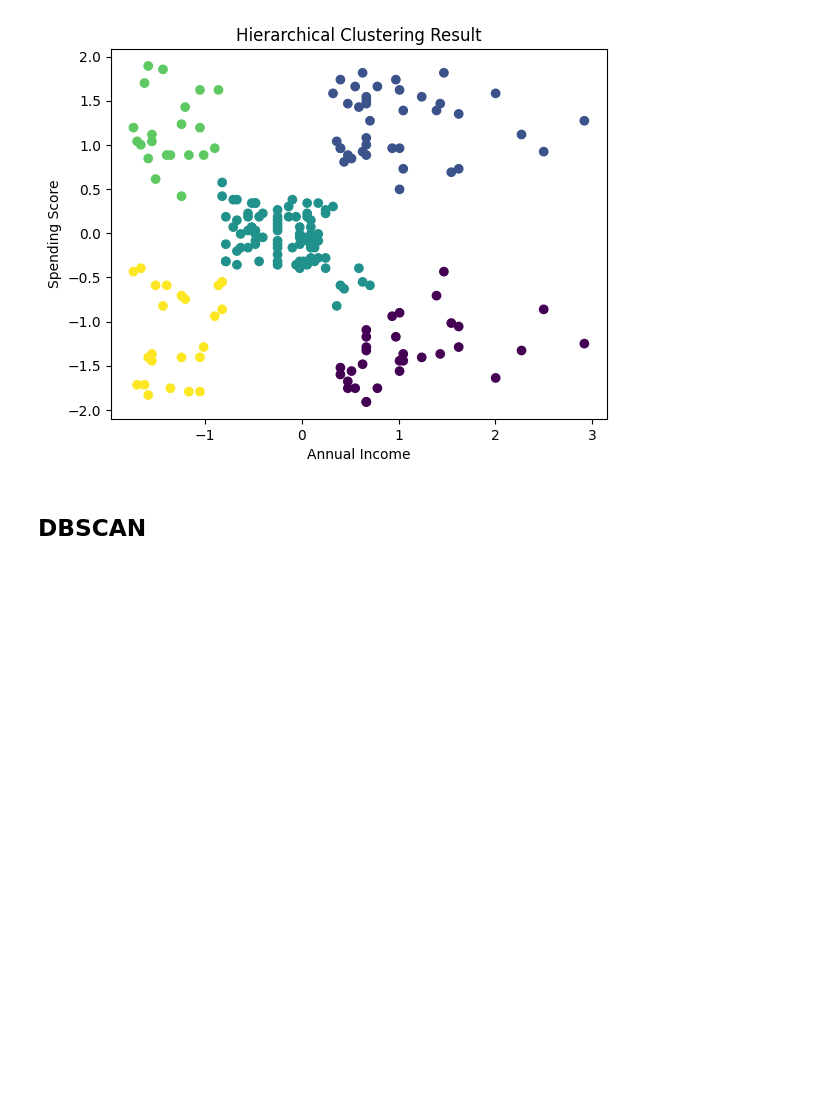
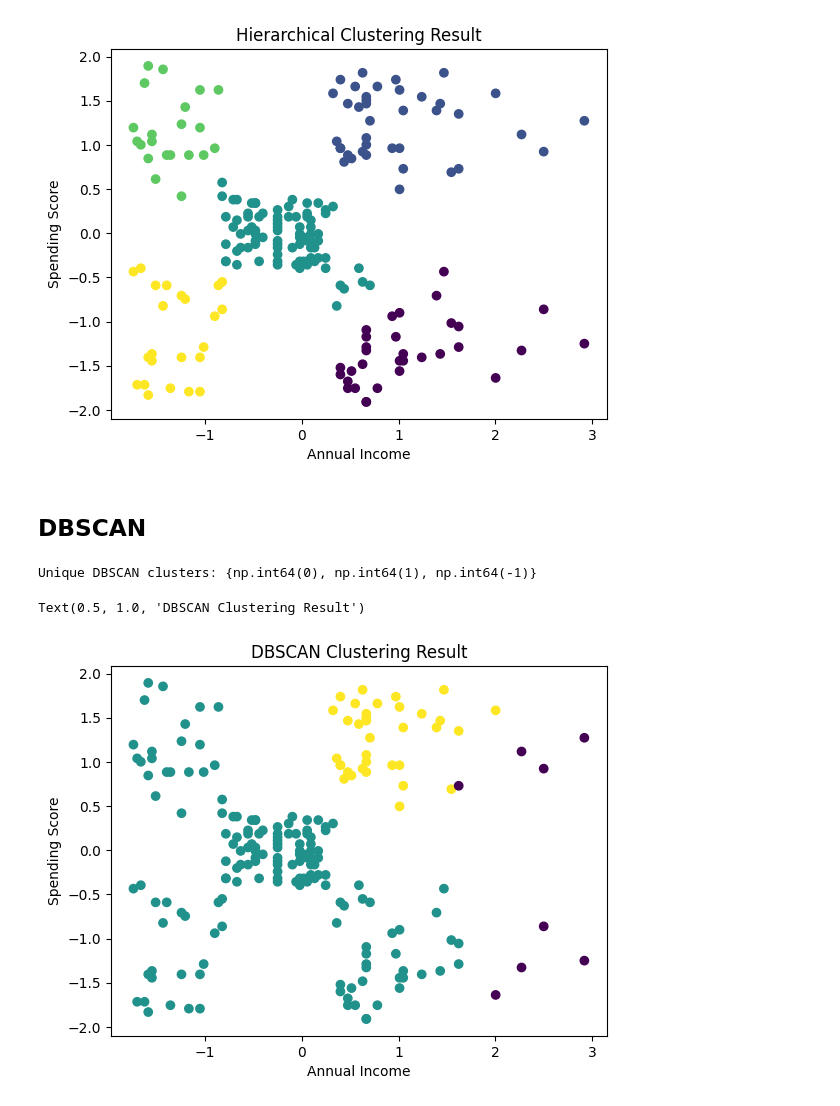
Before and after one commit to afnanyoosuf/Customer_Segmentation_Clustering, a Jupyter notebook: notebooks/03_clustering.ipynb, the cells around one changed output. Saved outputs shown, nothing was run; the diff lists cells and outputs as text; code cells hidden in the pictures; blank space fills up the shorter version.

Commit message:
dbscan done

```diff
--- a/notebooks/03_clustering.ipynb
+++ b/notebooks/03_clustering.ipynb
@@ -163,4 +163,5 @@ Text(0.5, 1.0, 'Hierarchical Clustering Result')
 # %%
 from sklearn.cluster import DBSCAN
 # %%
-dbscan = DBSCAN(eps=0.5,mi)
+dbscan = DBSCAN(eps=0.5,min_samples=5)
+db_labels = dbscan.fit_predict(X_scaler)
@@ -166,0 +170,13 @@ dbscan = DBSCAN(eps=0.5,mi)
+# %%
+print('Unique DBSCAN clusters:',set(db_labels))
+# %% [output]
+Unique DBSCAN clusters: {np.int64(0), np.int64(1), np.int64(-1)}
+# %%
+plt.figure()
+plt.scatter(X_scaler[:,0],X_scaler[:,1],c= db_labels)
+plt.xlabel('Annual Income')
+plt.ylabel('Spending Score')
+plt.title('DBSCAN Clustering Result')
+# %% [output]
+Text(0.5, 1.0, 'DBSCAN Clustering Result')
+[figure, added]
```
Also changed, not shown: parts of 1 cell of this notebook.
